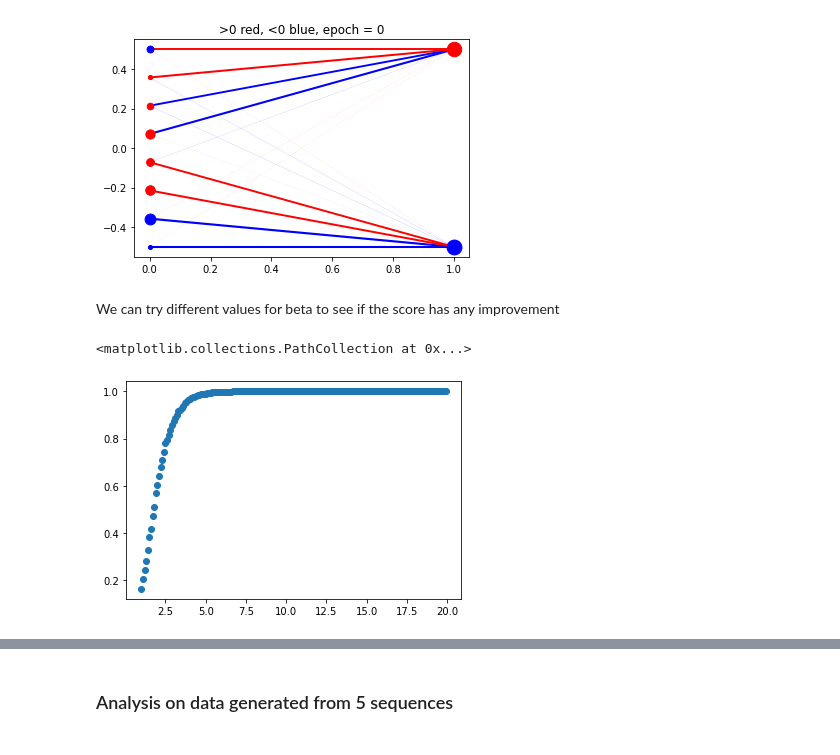
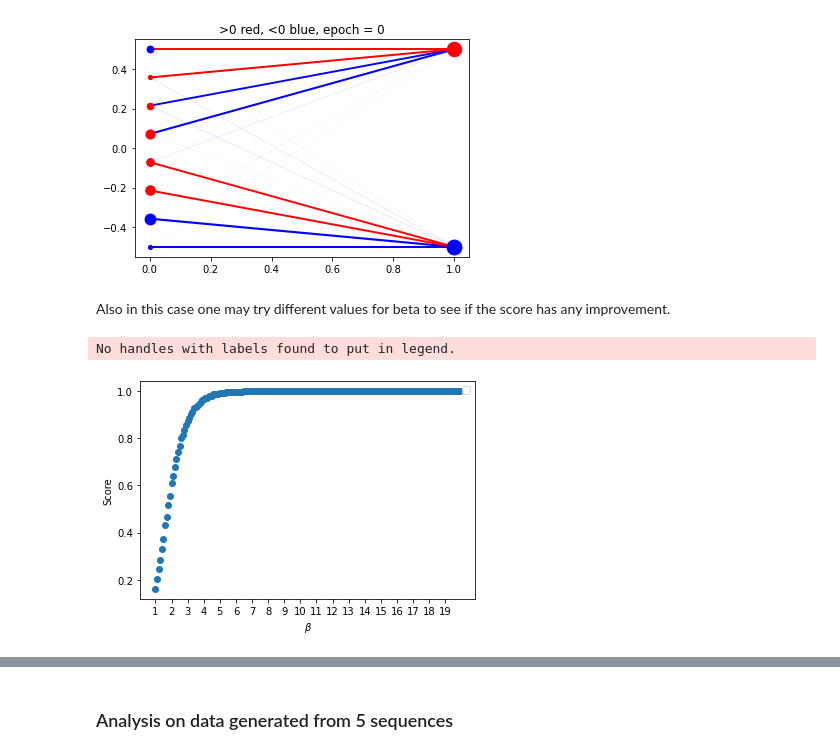
Before and after one commit to LorenzoBuriola/LoCP_moduleB, a Jupyter notebook: Week5/FPGheArt_exercise5.ipynb, the cells around one changed output, grey strips where cells are left out. Saved outputs shown, nothing was run; the diff lists cells and outputs as text; code cells hidden in the pictures.

```diff
--- a/Week5/FPGheArt_exercise5.ipynb
+++ b/Week5/FPGheArt_exercise5.ipynb
@@ -403,5 +457,5 @@ plotgraph(*(my_rbm.params()), M=2)
 # %% [output]
 [figure]
 # %% [markdown]
-We can try different values for beta to see if the score has any improvement
+Also in this case one may try different values for beta to see if the score has any improvement.
 # %%
@@ -410,8 +464,3 @@ betas = list(np.arange(1,20,0.1))
 scores_b = []
 for beta in betas:
     scores_b.append(my_rbm.score(v,seq, beta = beta))
-# %%
-plt.scatter(betas, scores_b)
-# %% [output]
-<matplotlib.collections.PathCollection at 0x...>
-[figure, removed]
@@ -422,3 +467,12 @@ v_c = load(fname)
+# %%
+plt.scatter(betas, scores_b)
+plt.xlabel(r'$\beta$')
+plt.xticks(np.arange(1, 10, 1))
+plt.ylabel('Score')
+plt.show()
+# %% [output]
+No handles with labels found to put in legend.
+[figure, added]
 # %%
 scores_comp = []
 for beta in betas:
```
Also changed, not shown: parts of 79 cells of this notebook.
